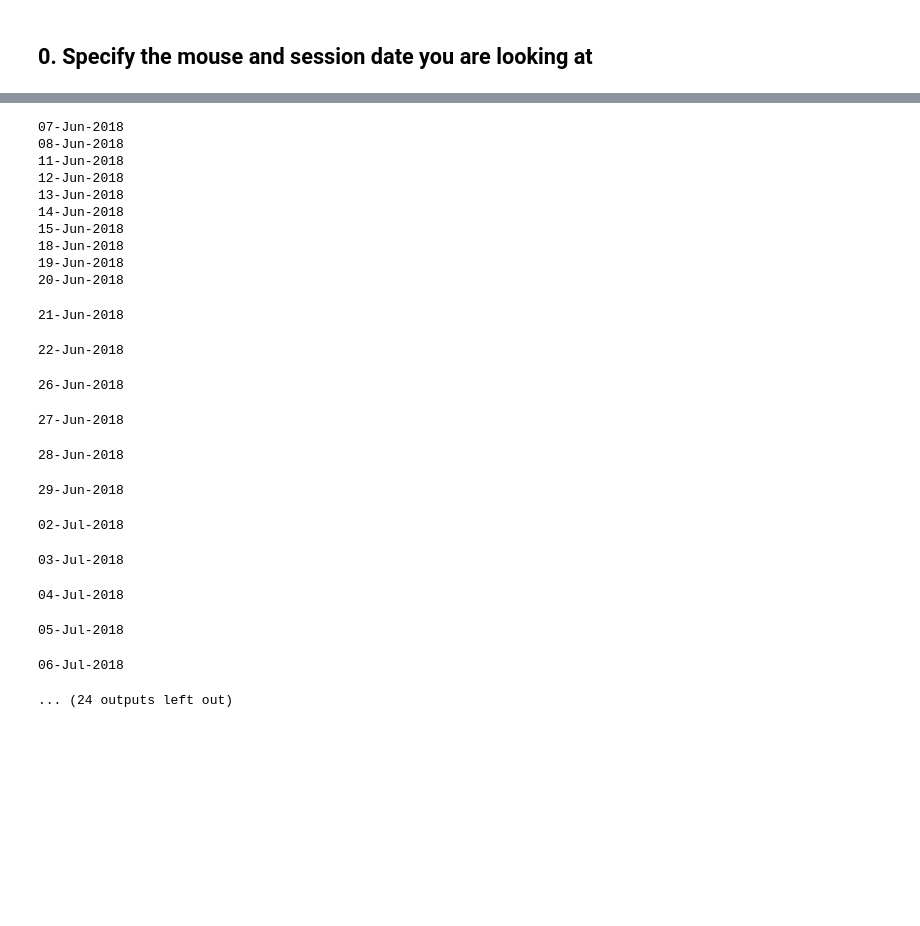
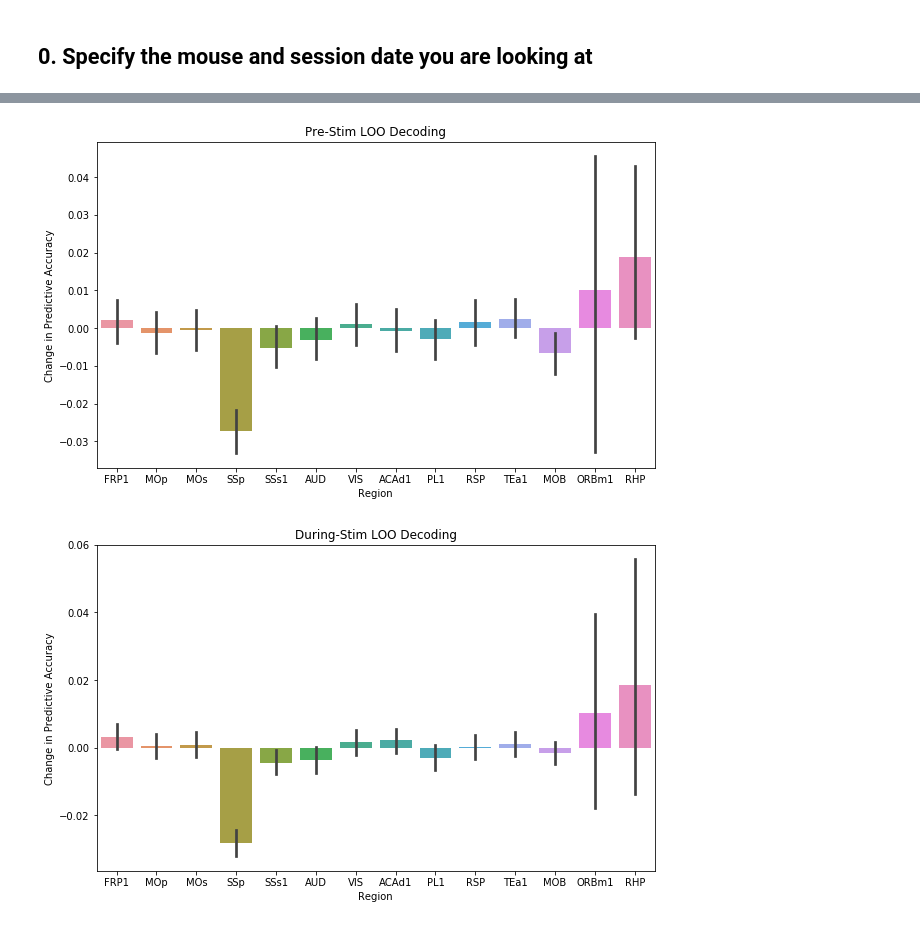
Before and after one commit to chingf/glm-hmm, a Jupyter notebook: 2019-10-01-choicedecoding-neural.ipynb, the cells around one changed output, grey strips where cells are left out. Cells and saved outputs as stored; diff of their text form; code cells hidden in the pictures; blank space fills up the shorter version.

```diff
--- a/2019-10-01-choicedecoding-neural.ipynb
+++ b/2019-10-01-choicedecoding-neural.ipynb
@@ -44,32 +91,0 @@ for stim_length in stims_length:
-# %%
-# Load Session
-results = []
-for day in days:
-    print(day)
-    session = LearningSession(mouse, day, access_engram=True)
-    predictor = LRChoice(session, shuffle=True)
-    r = predictor.fit_all()
-    results.append(r)
-# %% [output]
-07-Jun-2018
-08-Jun-2018
-11-Jun-2018
-12-Jun-2018
-13-Jun-2018
-14-Jun-2018
-15-Jun-2018
-18-Jun-2018
-19-Jun-2018
-20-Jun-2018
-21-Jun-2018
-22-Jun-2018
-26-Jun-2018
-27-Jun-2018
-28-Jun-2018
-29-Jun-2018
-02-Jul-2018
-03-Jul-2018
-04-Jul-2018
-05-Jul-2018
-06-Jul-2018
-... (24 outputs left out)
@@ -80,0 +92,39 @@ pickle.dump(results, open(
+# %%
+loo_results = pickle.load(
+    open("pickles/choicedecodingloo_learning_mSM63.p", "rb")
+    )
+# %%
+def plot_region_loo(frame_indices, title, day_range=None):
+    if day_range is None:
+        day_range = range(len(loo_results))
+    region_loo_scores = [] # Will store difference in predictive power
+    regions = []
+    for day_idx in day_range:
+        loo_result = loo_results[day_idx]
+        all_result = results[day_idx]
+        for region in loo_result.keys():
+            region_result = loo_result[region]
+            for frame_idx in frame_indices:
+                all_result_score = all_result['scores'][frame_idx]
+                region_score = region_result['scores'][frame_idx]
+                region_loo_scores.append(
+                    region_score - all_result_score
+                    )
+                regions.append(region)
+    df = pd.DataFrame({
+        "regions": regions, "scores": region_loo_scores
+        })
+    plt.figure(figsize=(10,6))
+    sns.barplot(x="regions", y="scores", data=df)
+    plt.title(title)
+    plt.ylabel("Change in Predictive Accuracy")
+    plt.xlabel("Region")
+    plt.show()
+# %%
+plot_region_loo(np.arange(9), "Pre-Stim LOO Decoding")
+# %% [output]
+[figure, added]
+# %%
+plot_region_loo(np.arange(11,30), "During-Stim LOO Decoding")
+# %% [output]
+[figure, added]
```
Also changed, not shown: parts of 13 cells of this notebook, 13 other files.
